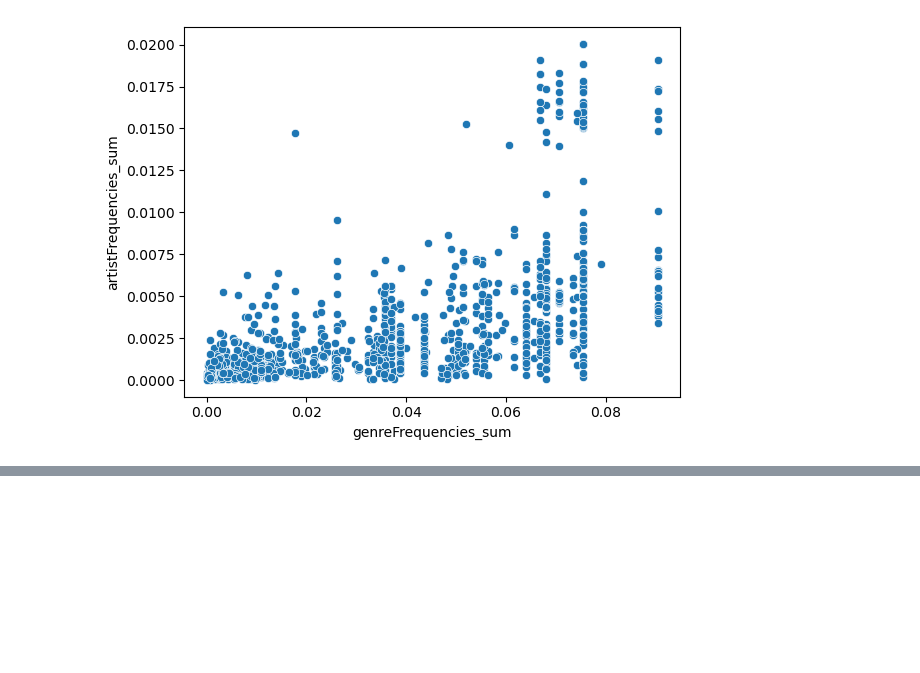
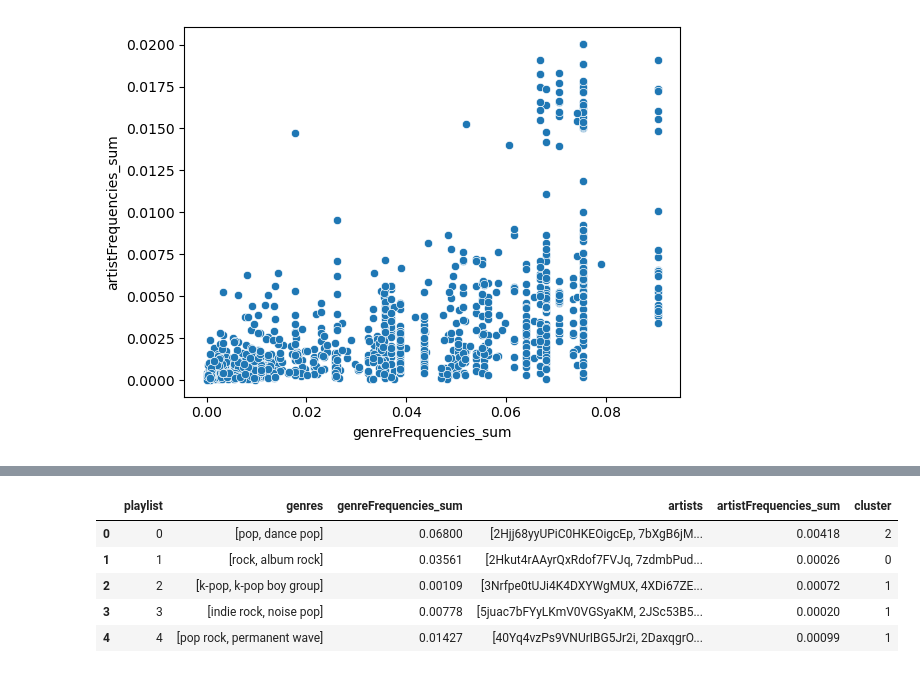
Before and after one commit to bsilver3/RFP2, a Jupyter notebook: SpotifyData_Zach.ipynb, the cells around one changed output, grey strips where cells are left out. Saved outputs shown, nothing was run; the diff lists cells and outputs as text; code cells hidden in the pictures; blank space fills up the shorter version.

```diff
--- a/SpotifyData_Zach.ipynb
+++ b/SpotifyData_Zach.ipynb
@@ -209,0 +181,9 @@ plt.show()
+# %%
+kMeansClusters.head()
+# %% [output]
+|  | playlist | genres | genreFrequencies_sum | artists | artistFrequencies_sum | cluster |
+| 0 | 0 | [pop, dance pop] | 0.06800 | [2Hjj68yyUPiC0HKEOigcEp, 7bXgB6jM... | 0.00418 | 2 |
+| 1 | 1 | [rock, album rock] | 0.03561 | [2Hkut4rAAyrQxRdof7FVJq, 7zdmbPud... | 0.00026 | 0 |
+| 2 | 2 | [k-pop, k-pop boy group] | 0.00109 | [3Nrfpe0tUJi4K4DXYWgMUX, 4XDi67ZE... | 0.00072 | 1 |
+| 3 | 3 | [indie rock, noise pop] | 0.00778 | [5juac7bFYyLKmV0VGSyaKM, 2JSc53B5... | 0.00020 | 1 |
+| 4 | 4 | [pop rock, permanent wave] | 0.01427 | [40Yq4vzPs9VNUrIBG5Jr2i, 2DaxqgrO... | 0.00099 | 1 |
```
Also changed, not shown: parts of 15 cells of this notebook.
